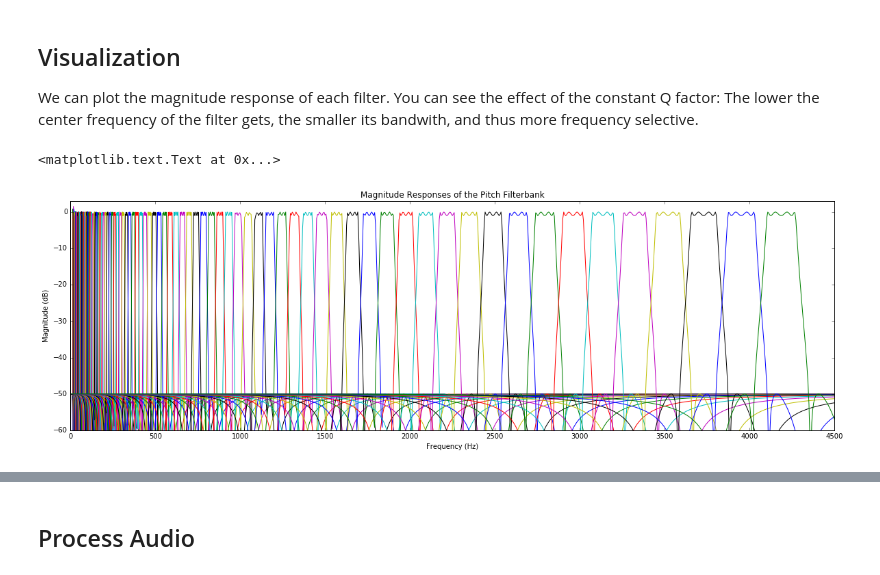
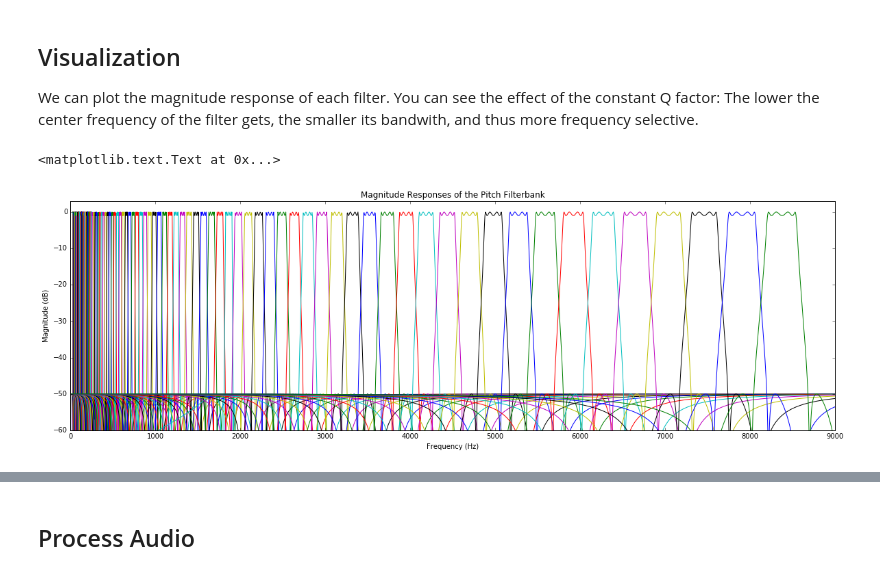
Before and after one commit to stefan-balke/mpa-exc, a Jupyter notebook: 02_fourier_transform/pitch_filterbank.ipynb, the cells around one changed output, grey strips where cells are left out. Cells and saved outputs as stored; diff of their text form; code cells hidden in the pictures.

```diff
--- a/02_fourier_transform/pitch_filterbank.ipynb
+++ b/02_fourier_transform/pitch_filterbank.ipynb
@@ -41,15 +41,29 @@ filter_bandwidths = center_freqs / Q
 pitch_filterbank = []
 
 for cur_center_freq, cur_sr, cur_nyquist, cur_bw in zip(center_freqs, sample_rates, nyquist, filter_bandwidths):
-    passband_freqs = [cur_center_freq - cur_bw / 2, cur_center_freq + cur_bw / 2] / cur_sr
-    stopband_freqs = [cur_center_freq - cur_bw, cur_center_freq + cur_bw] / cur_sr
+    passband_freqs = [cur_center_freq - cur_bw / 2, cur_center_freq + cur_bw / 2] / cur_nyquist
+    stopband_freqs = [cur_center_freq - cur_bw, cur_center_freq + cur_bw] / cur_nyquist
 
+    cur_filter = scipy.signal.iirdesign(passband_freqs, stopband_freqs,
+                                        passband_ripple, stopband_attenuation,
+                                        analog=False, ftype='ellip', output='ba')
+
+    # Alternative Implementation:
     # get the order of the elliptic filter and the normalized freqs
-    cur_order, cur_freqs = scipy.signal.ellipord(passband_freqs, stopband_freqs,
-                                                 passband_ripple, stopband_attenuation)
-
+    # cur_order, cur_freqs = scipy.signal.ellipord(passband_freqs, stopband_freqs,
+    #                                              passband_ripple, stopband_attenuation)
     # generate the elliptic filter
-    cur_filter = scipy.signal.ellip(cur_order, passband_ripple, stopband_attenuation,
-                                    cur_freqs, btype='bandpass')
+    # cur_filter = scipy.signal.ellip(cur_order, passband_ripple, stopband_attenuation,
+    #                                 cur_freqs*2, btype='bandpass')
 
     pitch_filterbank.append(cur_filter)
+# %%
+cur_idx = 69 - 21
+cur_sr = sample_rates[cur_idx]
+cur_filter = pitch_filterbank[cur_idx]
+w, h = scipy.signal.freqz(cur_filter[0], cur_filter[1], worN=2000)
+
+plt.figure(figsize=(20, 6))
+plt.plot((cur_sr / (2 * np.pi)) * w, 20 * np.log10(abs(h)))
+plt.xlim([10, 800])
+plt.ylim([-60, 3])
@@ -59,21 +76,21 @@ for cur_center_freq, cur_sr, cur_nyquist, cur_bw in zip(center_freqs, sample_rat
 We can plot the magnitude response of each filter. You can see the effect of the constant Q factor:
 The lower the center frequency of the filter gets, the smaller its bandwith, and thus more frequency selective.
 # %%
-plt.figure(figsize=(20,6))
+plt.figure(figsize=(20, 6))
 
 for cur_sr, cur_filter in zip(sample_rates, pitch_filterbank):
     w, h = scipy.signal.freqz(cur_filter[0], cur_filter[1], worN=2000)
     plt.plot((cur_sr / (2 * np.pi)) * w, 20 * np.log10(abs(h)))
 
     # display.display(plt.gcf())
     # display.clear_output(wait=True)
     # time.sleep(0.01)
-    plt.xlim([0, 4500])
+    plt.xlim([0, 9000])
     plt.ylim([-60, 3])
 
 plt.title('Magnitude Responses of the Pitch Filterbank')
 plt.xlabel('Frequency (Hz)')
 plt.ylabel('Magnitude (dB)')
 # %% [output]
 <matplotlib.text.Text at 0x...>
-[figure, old version]
+[figure, new version]
```
Also changed, not shown: parts of 9 cells of this notebook.
